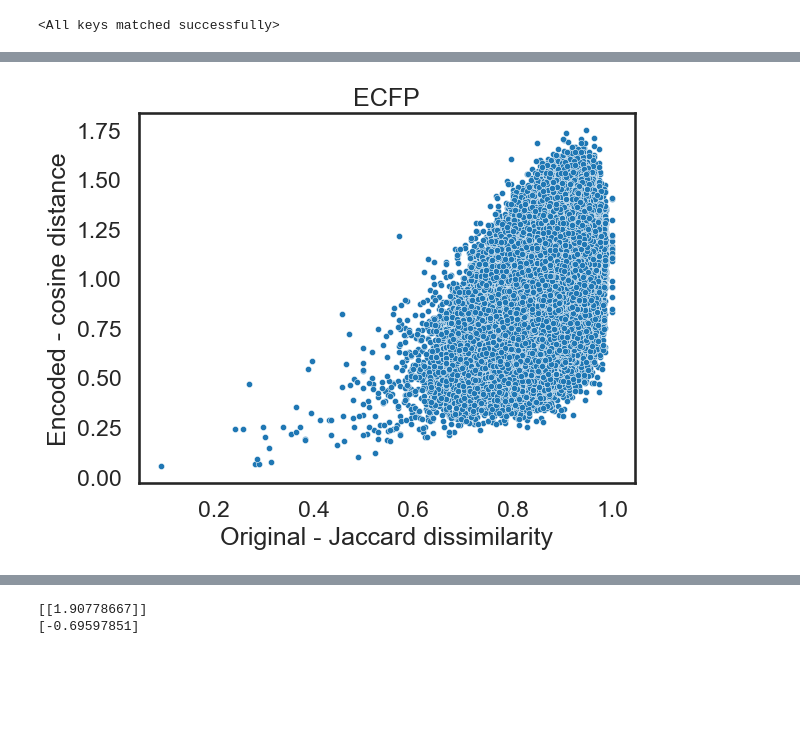
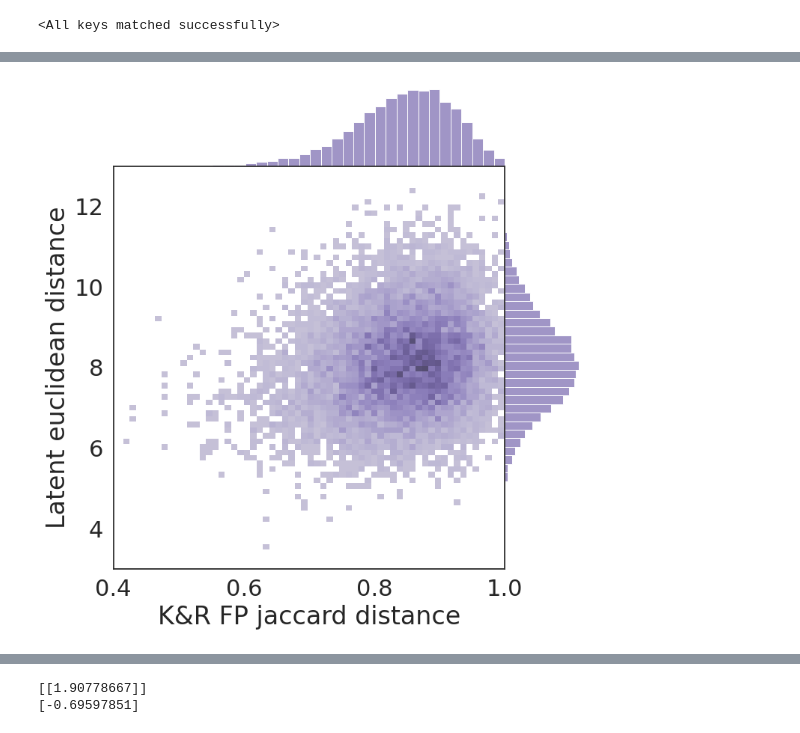
Before and after one commit to asiomchen/mldd23_project1, a Jupyter notebook: distance.ipynb, the cells around one changed output, grey strips where cells are left out. Cells and saved outputs as stored; diff of their text form; code cells hidden in the pictures; blank space fills up the shorter version.

```diff
--- a/distance.ipynb
+++ b/distance.ipynb
@@ -9,10 +9,10 @@ import pickle
 from scipy.spatial.distance import jaccard, euclidean, cosine
 # %%
 # load validation det for klek
-df_klek = pd.read_parquet('data/train_data/big_dataset_std_val_10.parquet').sample(1000)
+df_klek = pd.read_parquet('data/train_data/big_dataset_std_val_10.parquet').sample(10000)
 
 # load validation set for ECFP
-df_ECFP = pd.read_parquet('data/train_data/big_dataset_ECFP_val_10.parquet').sample(1000)
+df_ECFP = pd.read_parquet('data/train_data/big_dataset_ECFP_val_10.parquet').sample(10000)
 # %%
 def unpack(bs):
     bs = str(bs)
@@ -93,9 +97,9 @@ def calculate_cosine(array):
 # %%
-klek_tan = calculate_tanimoto(klek_original)
-klek_euc = calculate_cosine(klek_encoded)
-
-ECFP_tan = calculate_tanimoto(ECFP_original)
-ECFP_euc = calculate_cosine(ECFP_encoded)
+pairs = draw_pairs(10000, 10000)
+klek_tan = calculate_tanimoto(klek_original, pairs)
+klek_euc = calculate_euclidean(klek_encoded, pairs)
+ECFP_tan = calculate_tanimoto(ECFP_original, pairs)
+ECFP_euc = calculate_euclidean(ECFP_encoded, pairs)
 # %%
 print(len(klek_tan))
 print(len(klek_euc))
@@ -109,17 +113,16 @@ print(len(ECFP_euc))
 # %%
 import matplotlib.pyplot as plt
 import seaborn as sns
 
 df = pd.DataFrame({'Klek_original': klek_tan, 'Klek_encoded': klek_euc, 'ECFP_original': ECFP_tan, 'ECFP_encoded': ECFP_euc})
 
-sns.set_style('white')
-sns.set_context('talk')
-sns.scatterplot(data=df, x = 'ECFP_original', y='ECFP_encoded', s=20)
-
-plt.xlabel('Original - Jaccard dissimilarity')
-plt.ylabel('Encoded - cosine distance')
-plt.title('ECFP')
-plt.savefig(f'./ECFP.png', dpi=300, bbox_inches='tight')
+sns.set(font_scale=2, style='white')
+sns.jointplot(data=df, x='Klek_original', y='Klek_encoded', color='m',
+              height=8, kind='hist', marginal_kws=dict(bins=50, rug=True), space=0)
+plt.xlabel('K&R FP jaccard distance')
+plt.ylabel('Latent euclidean distance')
+plt.xlim(0.4, 1)
+plt.ylim(3, 13)
 plt.show()
 # %% [output]
-[figure, old version]
+[figure, new version]
```
Also changed, not shown: parts of 5 cells of this notebook.
